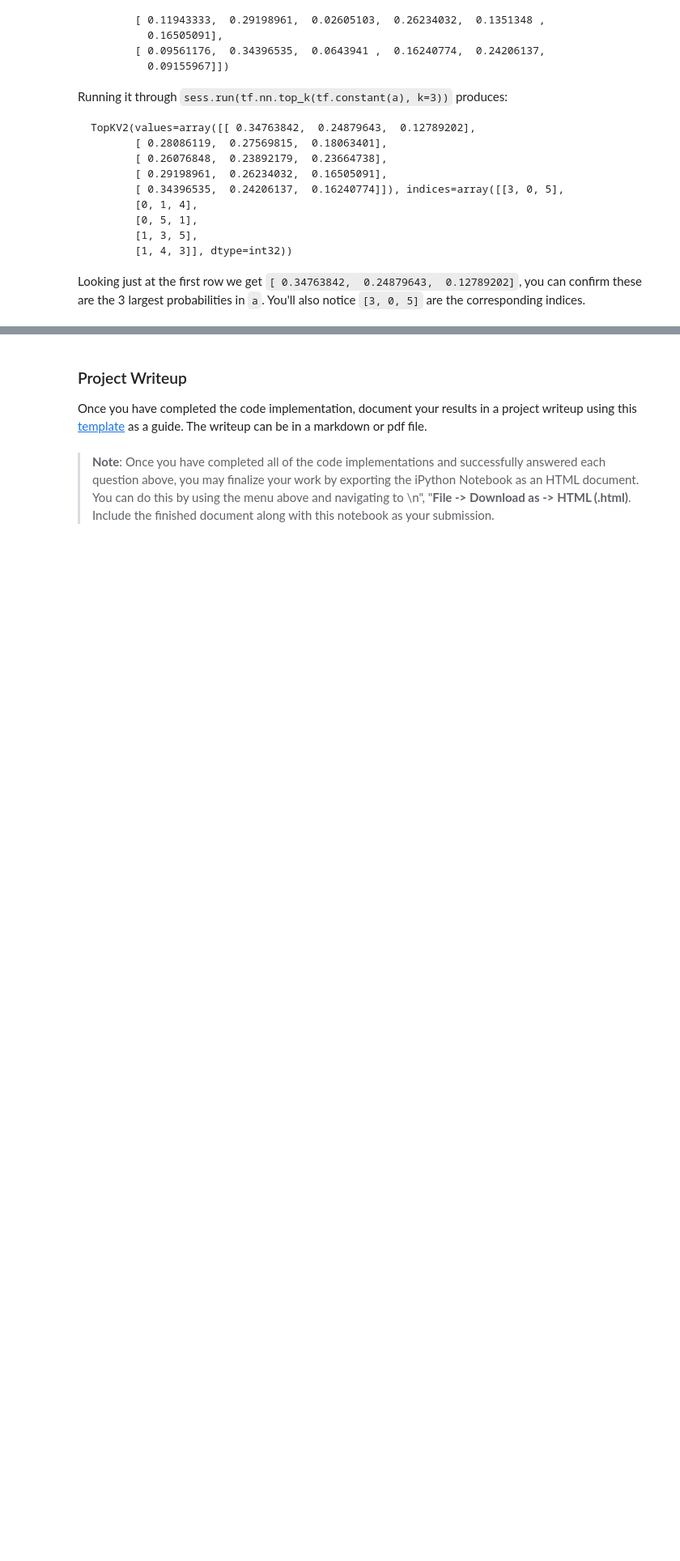
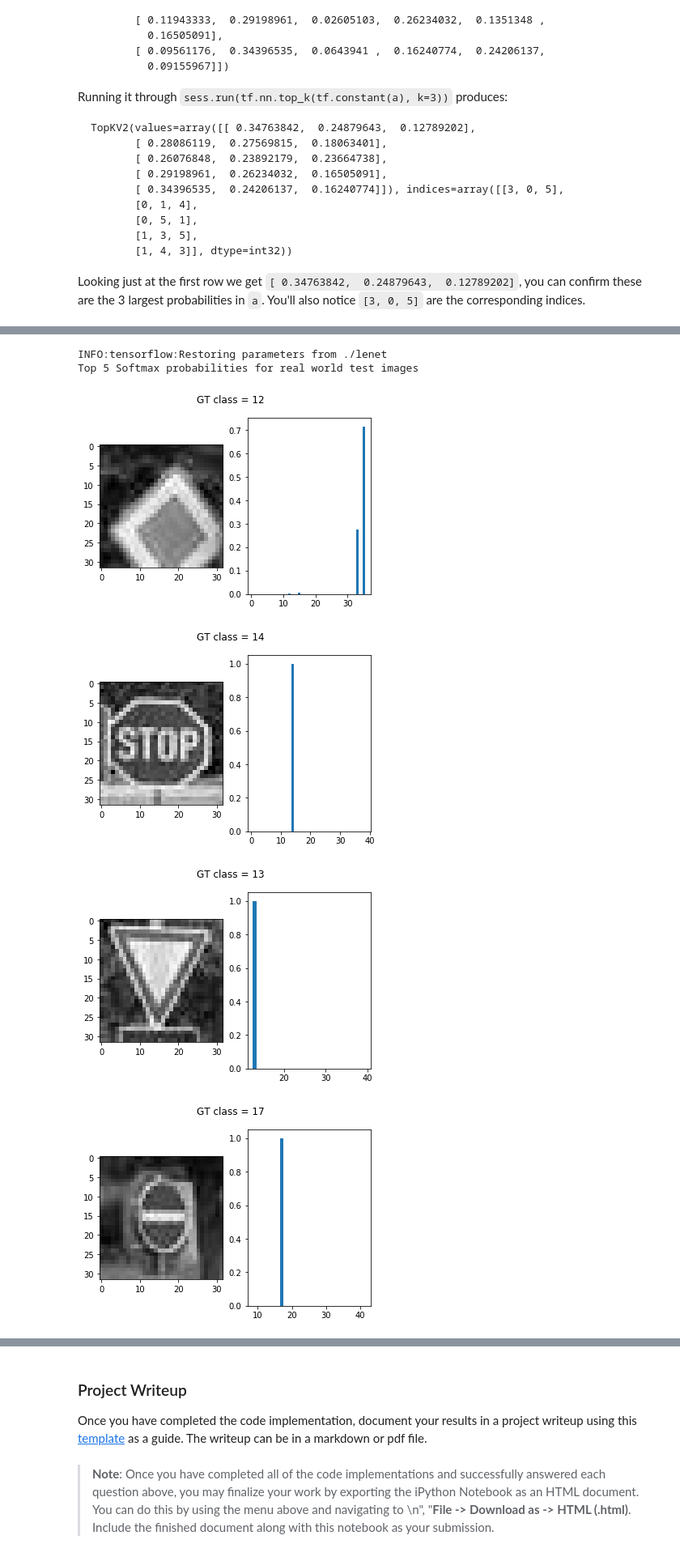
Before and after one commit to nitheeshkl/Udacity_CarND_TrafficSignClassifier, a Jupyter notebook: Traffic_Sign_Classifier.ipynb, the cells around one changed output, grey strips where cells are left out. Shown at 81% size. Drawn from its saved outputs; the diff is of its cells as text; code cells hidden in the pictures; blank space fills up the shorter version.

```diff
--- a/Traffic_Sign_Classifier.ipynb
+++ b/Traffic_Sign_Classifier.ipynb
@@ -500,0 +530,24 @@ Looking just at the first row we get `[ 0.34763842,  0.24879643,  0.12789202]`,
+# %%
+with tf.Session() as sess:
+    sess.run(tf.global_variables_initializer())
+    saver5 = tf.train.import_meta_graph('./lenet.meta')
+    saver5.restore(sess, "./lenet")
+    real_softmax_logits = sess.run(tf.nn.softmax(logits), feed_dict={x: real_test_input})
+    real_topk = sess.run(tf.nn.top_k(tf.nn.softmax(logits), k=TOP_K), feed_dict={x:real_test_input})
+
+print("Top 5 Softmax probabilities for real world test images")
+
+for i in range(len(real_test_input)):
+    f, (ax1, ax2) = plt.subplots(1, 2)
+    f.suptitle("GT class = {}".format(real_test_output[i]))
+    ax1.imshow(real_test_input[i].squeeze(), cmap=plt.cm.gray)
+    ax2.bar(real_topk.indices[i], real_topk.values[i], align='center')
+
+plt.show()
+# %% [output]
+INFO:tensorflow:Restoring parameters from ./lenet
+Top 5 Softmax probabilities for real world test images
+[figure, added]
+[figure, added]
+[figure, added]
+[figure, added]
```
Also changed, not shown: parts of 3 cells of this notebook.
